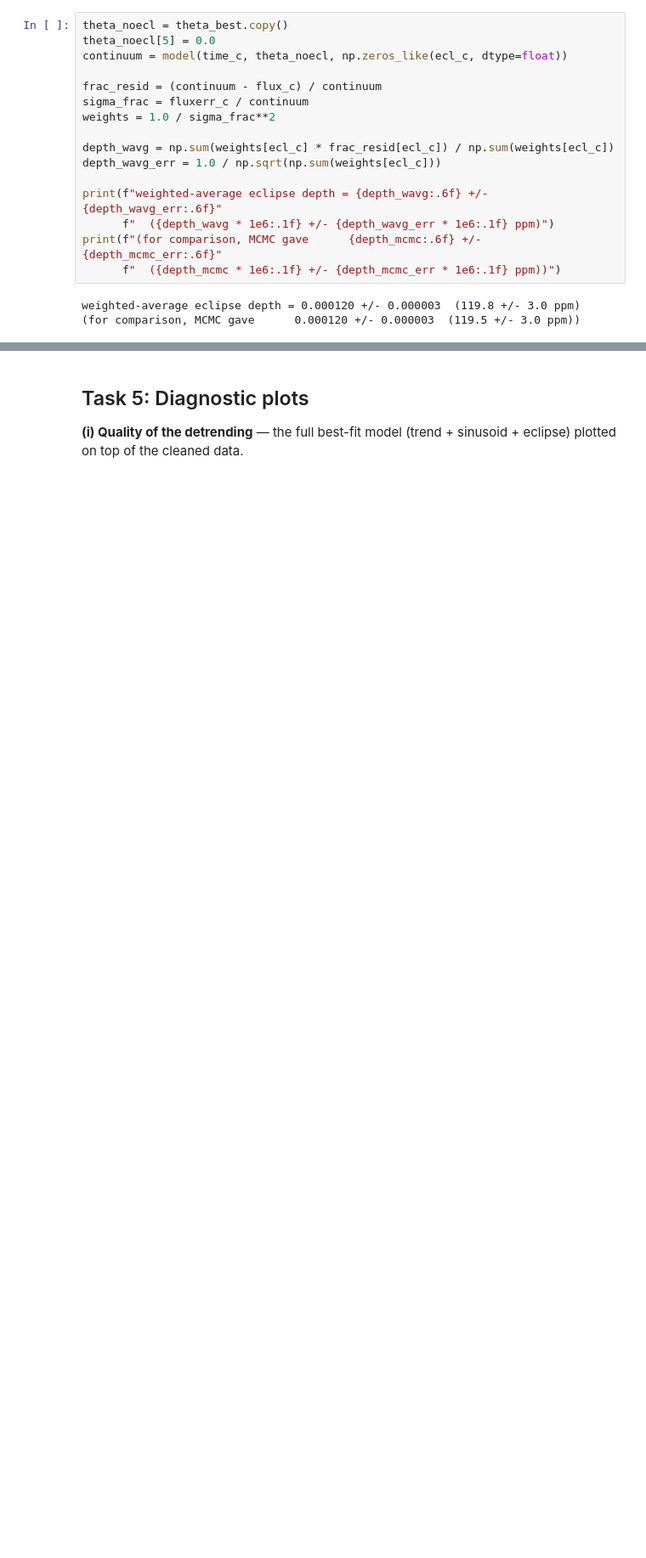
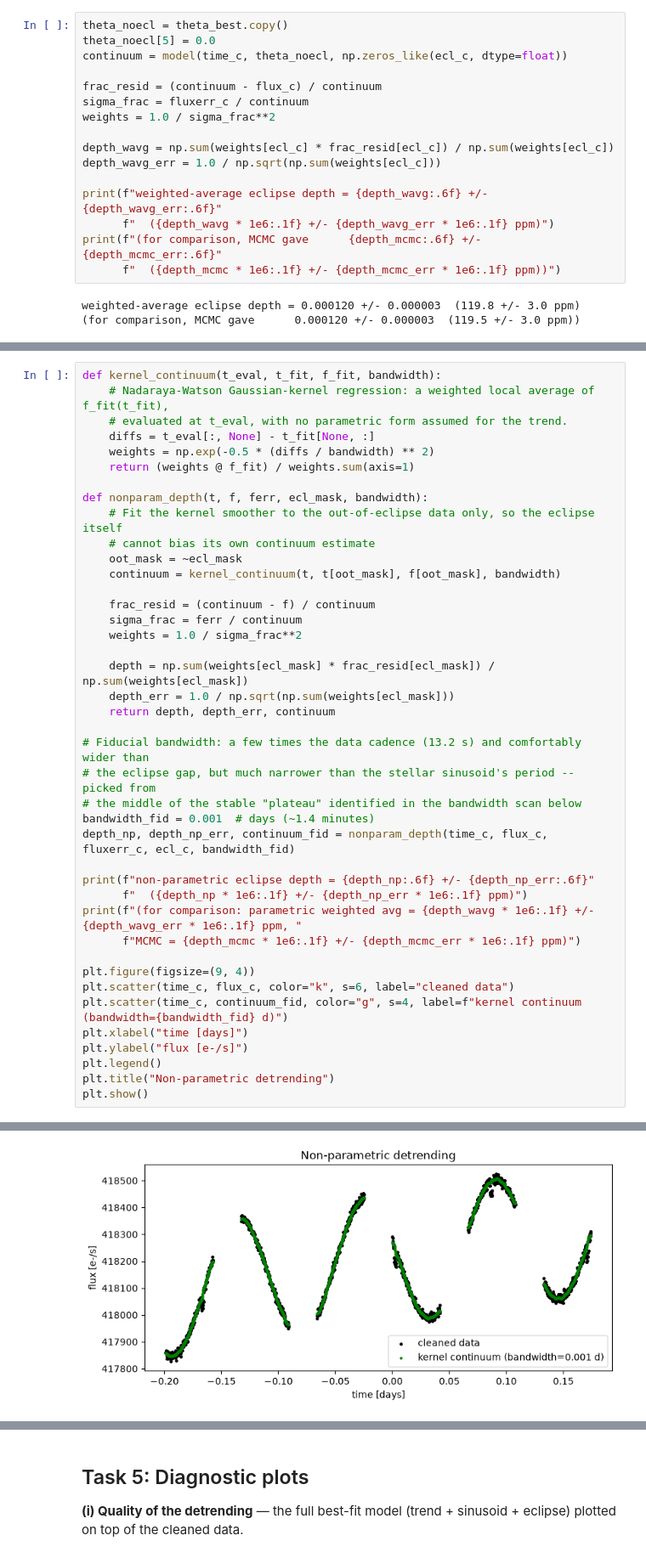
Before and after one commit to Y1nfinity/Astrostatistics, a Jupyter notebook: Lab_3/Lab3_HST_Eclipse_Analysis.ipynb, the cells around one changed output, grey strips where cells are left out. Shown at 85% size. Cells and saved outputs as stored; diff of their text form; blank space fills up the shorter version.

```diff
--- a/Lab_3/Lab3_HST_Eclipse_Analysis.ipynb
+++ b/Lab_3/Lab3_HST_Eclipse_Analysis.ipynb
@@ -366,0 +377,42 @@ weighted-average eclipse depth = 0.000120 +/- 0.000003  (119.8 +/- 3.0 ppm)
+# %%
+def kernel_continuum(t_eval, t_fit, f_fit, bandwidth):
+    # Nadaraya-Watson Gaussian-kernel regression: a weighted local average of f_fit(t_fit),
+    # evaluated at t_eval, with no parametric form assumed for the trend.
+    diffs = t_eval[:, None] - t_fit[None, :]
+    weights = np.exp(-0.5 * (diffs / bandwidth) ** 2)
+    return (weights @ f_fit) / weights.sum(axis=1)
+
+def nonparam_depth(t, f, ferr, ecl_mask, bandwidth):
+    # Fit the kernel smoother to the out-of-eclipse data only, so the eclipse itself
+    # cannot bias its own continuum estimate
+    oot_mask = ~ecl_mask
+    continuum = kernel_continuum(t, t[oot_mask], f[oot_mask], bandwidth)
+
+    frac_resid = (continuum - f) / continuum
+    sigma_frac = ferr / continuum
+    weights = 1.0 / sigma_frac**2
+
+    depth = np.sum(weights[ecl_mask] * frac_resid[ecl_mask]) / np.sum(weights[ecl_mask])
+    depth_err = 1.0 / np.sqrt(np.sum(weights[ecl_mask]))
+    return depth, depth_err, continuum
+
+# Fiducial bandwidth: a few times the data cadence (13.2 s) and comfortably wider than
+# the eclipse gap, but much narrower than the stellar sinusoid's period -- picked from
+# the middle of the stable "plateau" identified in the bandwidth scan below
+bandwidth_fid = 0.001  # days (~1.4 minutes)
+depth_np, depth_np_err, continuum_fid = nonparam_depth(time_c, flux_c, fluxerr_c, ecl_c, bandwidth_fid)
+
+print(f"non-parametric eclipse depth = {depth_np:.6f} +/- {depth_np_err:.6f}"
+      f"  ({depth_np * 1e6:.1f} +/- {depth_np_err * 1e6:.1f} ppm)")
+print(f"(for comparison: parametric weighted avg = {depth_wavg * 1e6:.1f} +/- {depth_wavg_err * 1e6:.1f} ppm, "
+      f"MCMC = {depth_mcmc * 1e6:.1f} +/- {depth_mcmc_err * 1e6:.1f} ppm)")
+
+plt.figure(figsize=(9, 4))
+plt.scatter(time_c, flux_c, color="k", s=6, label="cleaned data")
+plt.scatter(time_c, continuum_fid, color="g", s=4, label=f"kernel continuum (bandwidth={bandwidth_fid} d)")
+plt.xlabel("time [days]")
+plt.ylabel("flux [e-/s]")
+plt.legend()
+plt.title("Non-parametric detrending")
+plt.show()
+# %% [output]
@@ -366,0 +421 @@ weighted-average eclipse depth = 0.000120 +/- 0.000003  (119.8 +/- 3.0 ppm)
+[figure, added]
```
Also changed, not shown: parts of 6 cells of this notebook.
